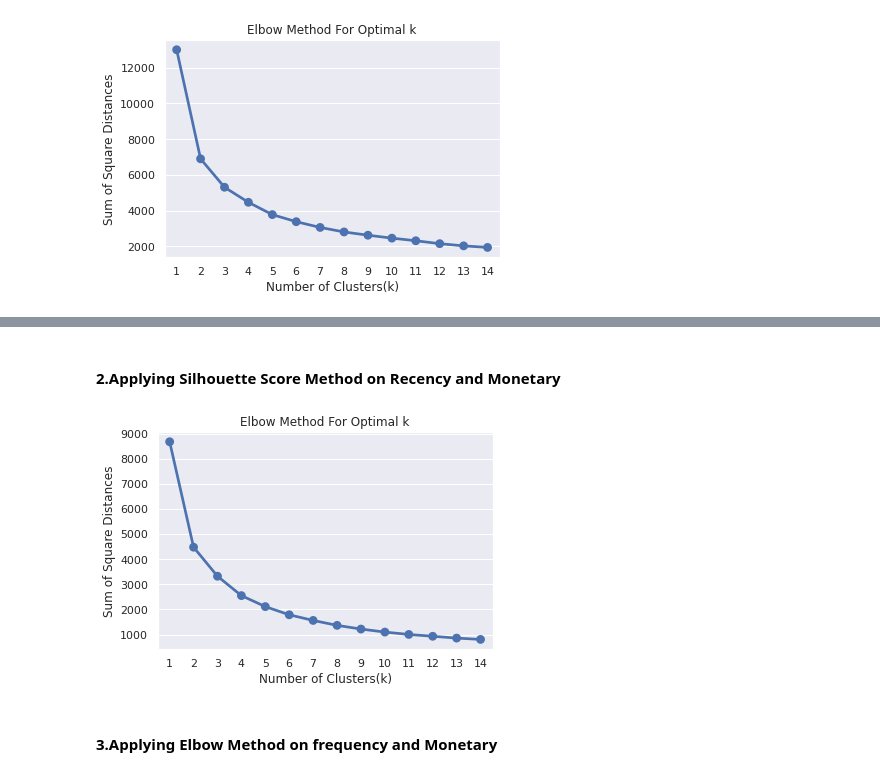
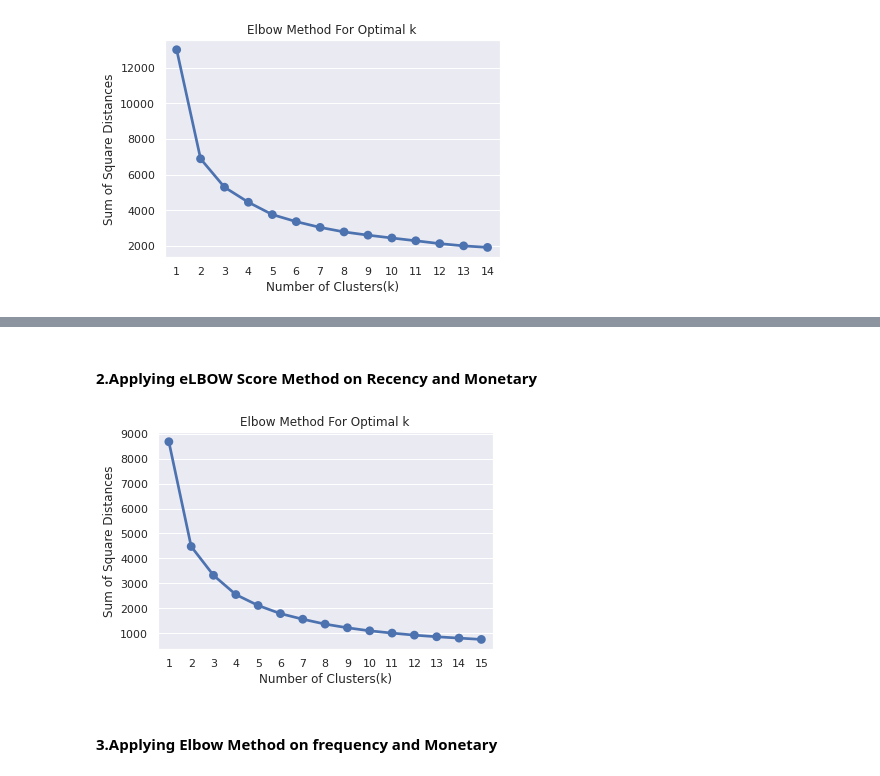
Before and after one commit to Dileepsingh6432/Online-Retail-Customer-Segmentation, a Jupyter notebook: Online_Retail_Customer_Segmentation.ipynb, the cells around one changed output, grey strips where cells are left out. Cells and saved outputs as stored; diff of their text form; code cells hidden in the pictures.

```diff
--- a/Online_Retail_Customer_Segmentation.ipynb
+++ b/Online_Retail_Customer_Segmentation.ipynb
@@ -1394,20 +1504,9 @@ plt.show()
 # %% [markdown]
- #### 2.Applying Silhouette Score Method on Recency and Monetary
+ #### 2.Applying eLBOW Score Method on Recency and Monetary
-# %%
-#
-sum_of_sq_dist = {}
-for k in range(1,15):
-    km = KMeans(n_clusters= k, init= 'k-means++', max_iter= 1000)
-    km = km.fit(X1)
-    sum_of_sq_dist[k] = km.inertia_
-
-#Plot the graph for the sum of square distance values and Number of Clusters
-sns.pointplot(x = list(sum_of_sq_dist.keys()), y = list(sum_of_sq_dist.values()))
-plt.xlabel('Number of Clusters(k)')
-plt.ylabel('Sum of Square Distances')
-plt.title('Elbow Method For Optimal k')
-plt.show()
-# %% [output]
-[figure, removed]
+# %%
+#
+optimal_k = find_optimal_k(X1)
+# %% [output]
+[figure, added]
 # %% [markdown]
  #### 3.Applying Elbow Method on frequency and Monetary
```
Also changed, not shown: parts of 39 cells of this notebook.
